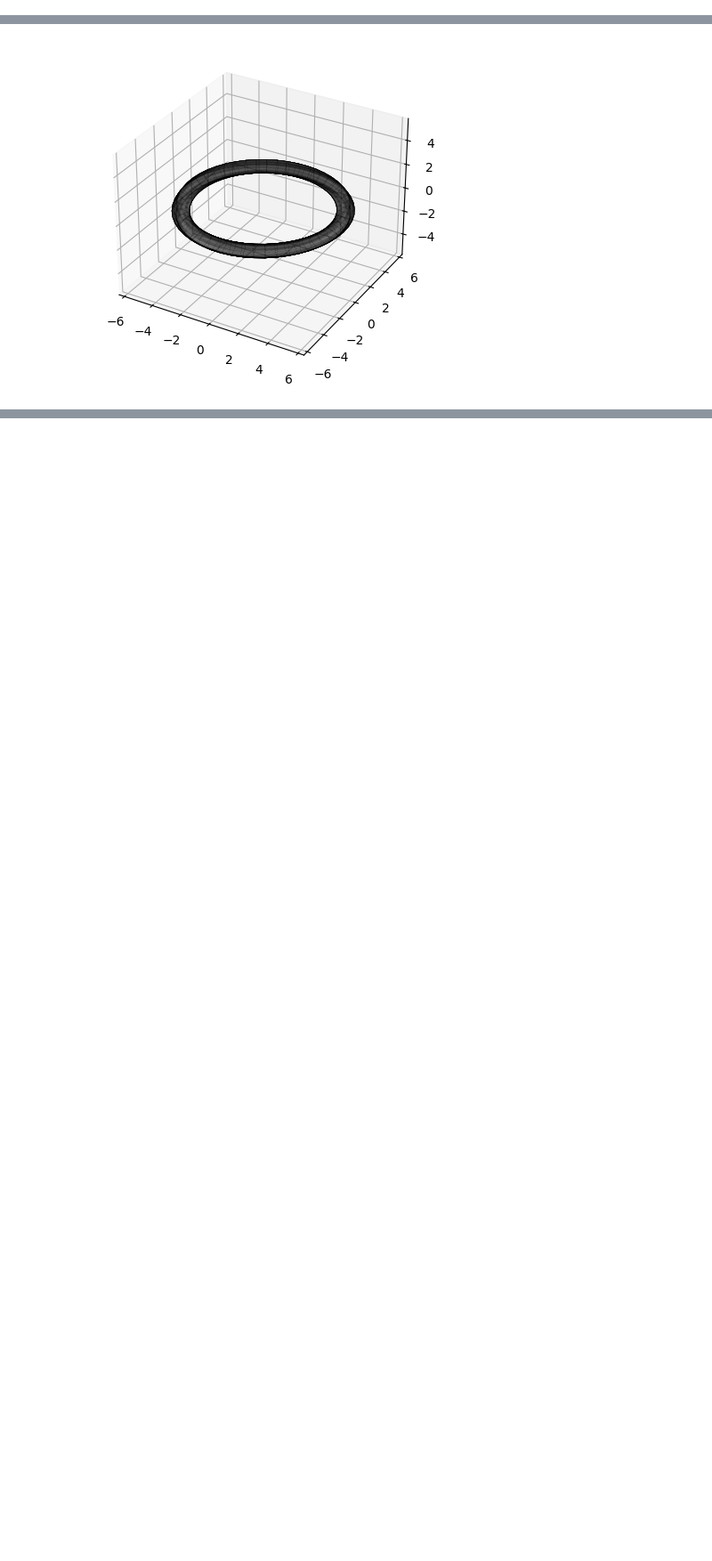
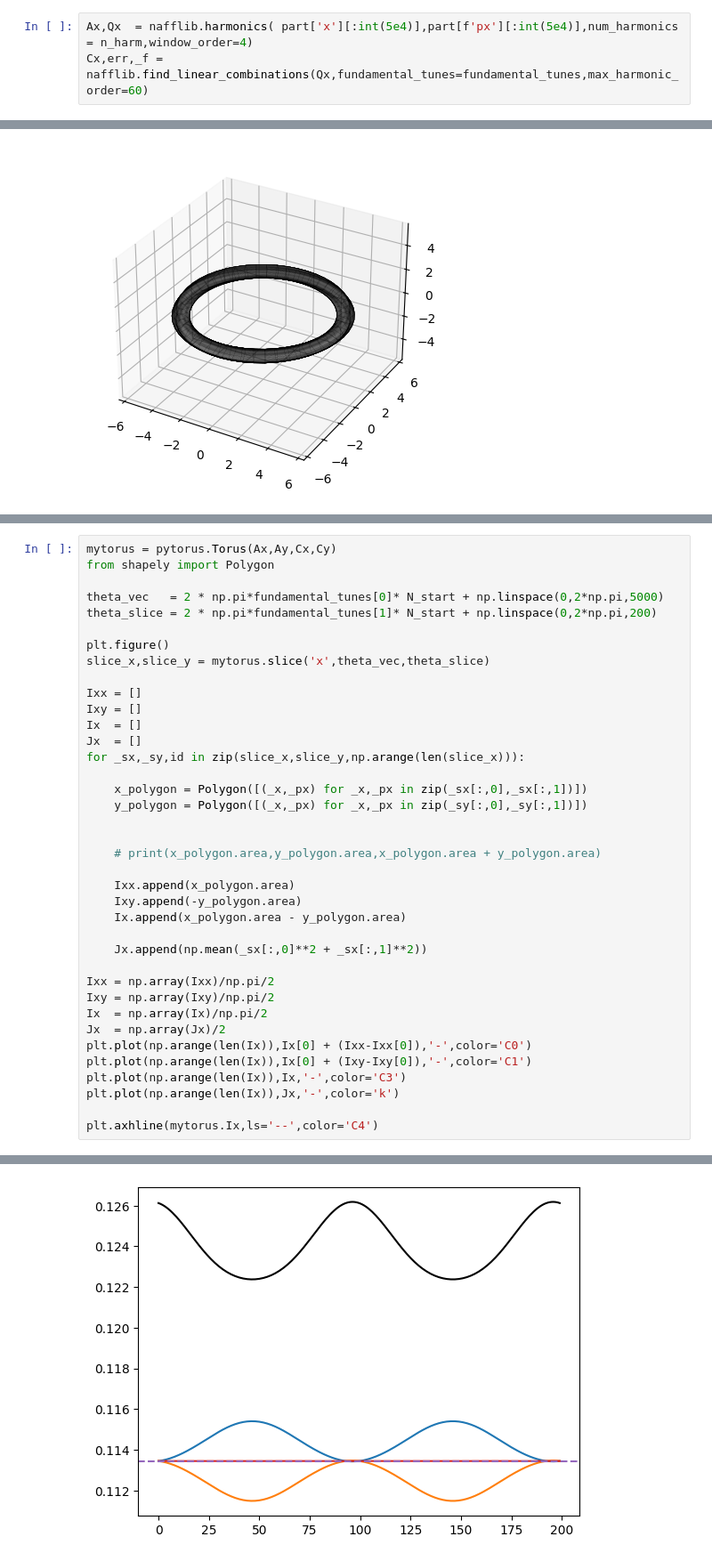
Before and after one commit to pbelange/pytori, a Jupyter notebook: examples/henon4D/000_make_data.ipynb, the cells around one changed output, grey strips where cells are left out. Shown: that part at 89% size. Cells and saved outputs as stored; diff of their text form; blank space fills up the shorter version.

```diff
--- a/examples/henon4D/000_make_data.ipynb
+++ b/examples/henon4D/000_make_data.ipynb
@@ -153,0 +143,3 @@ array([ 5.00000000e-02,  2.10448060e-02, -4.84411195e-02, -2.19789594e-02,
+# %%
+Ax,Qx  = nafflib.harmonics( part['x'][:int(5e4)],part[f'px'][:int(5e4)],num_harmonics = n_harm,window_order=4)
+Cx,err,_f = nafflib.find_linear_combinations(Qx,fundamental_tunes=fundamental_tunes,max_harmonic_order=60)
@@ -227,0 +513,39 @@ plt.show()
+# %%
+mytorus = pytorus.Torus(Ax,Ay,Cx,Cy)
+from shapely import Polygon
+
+theta_vec   = 2 * np.pi*fundamental_tunes[0]* N_start + np.linspace(0,2*np.pi,5000)
+theta_slice = 2 * np.pi*fundamental_tunes[1]* N_start + np.linspace(0,2*np.pi,200)
+
+plt.figure()
+slice_x,slice_y = mytorus.slice('x',theta_vec,theta_slice)
+
+Ixx = []
+Ixy = []
+Ix  = []
+Jx  = []
+for _sx,_sy,id in zip(slice_x,slice_y,np.arange(len(slice_x))):
+
+    x_polygon = Polygon([(_x,_px) for _x,_px in zip(_sx[:,0],_sx[:,1])])
+    y_polygon = Polygon([(_x,_px) for _x,_px in zip(_sy[:,0],_sy[:,1])])
+
+
+    # print(x_polygon.area,y_polygon.area,x_polygon.area + y_polygon.area)
+
+    Ixx.append(x_polygon.area)
+    Ixy.append(-y_polygon.area)
+    Ix.append(x_polygon.area - y_polygon.area)
+
+    Jx.append(np.mean(_sx[:,0]**2 + _sx[:,1]**2))
+
+Ixx = np.array(Ixx)/np.pi/2
+Ixy = np.array(Ixy)/np.pi/2
+Ix  = np.array(Ix)/np.pi/2
+Jx  = np.array(Jx)/2
+plt.plot(np.arange(len(Ix)),Ix[0] + (Ixx-Ixx[0]),'-',color='C0')
+plt.plot(np.arange(len(Ix)),Ix[0] + (Ixy-Ixy[0]),'-',color='C1')
+plt.plot(np.arange(len(Ix)),Ix,'-',color='C3')
+plt.plot(np.arange(len(Ix)),Jx,'-',color='k')
+
+plt.axhline(mytorus.Ix,ls='--',color='C4')
+# %% [output]
@@ -227,0 +553 @@ plt.show()
+[figure, added]
```
Also changed, not shown: parts of 24 cells of this notebook, 3 other files.
